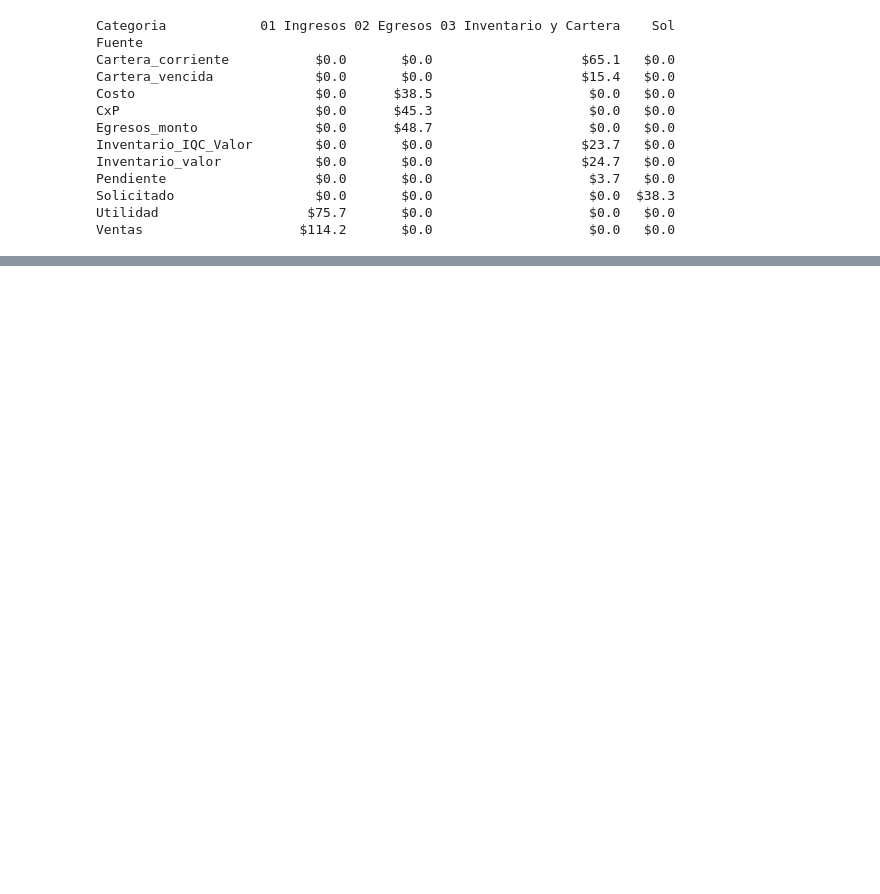
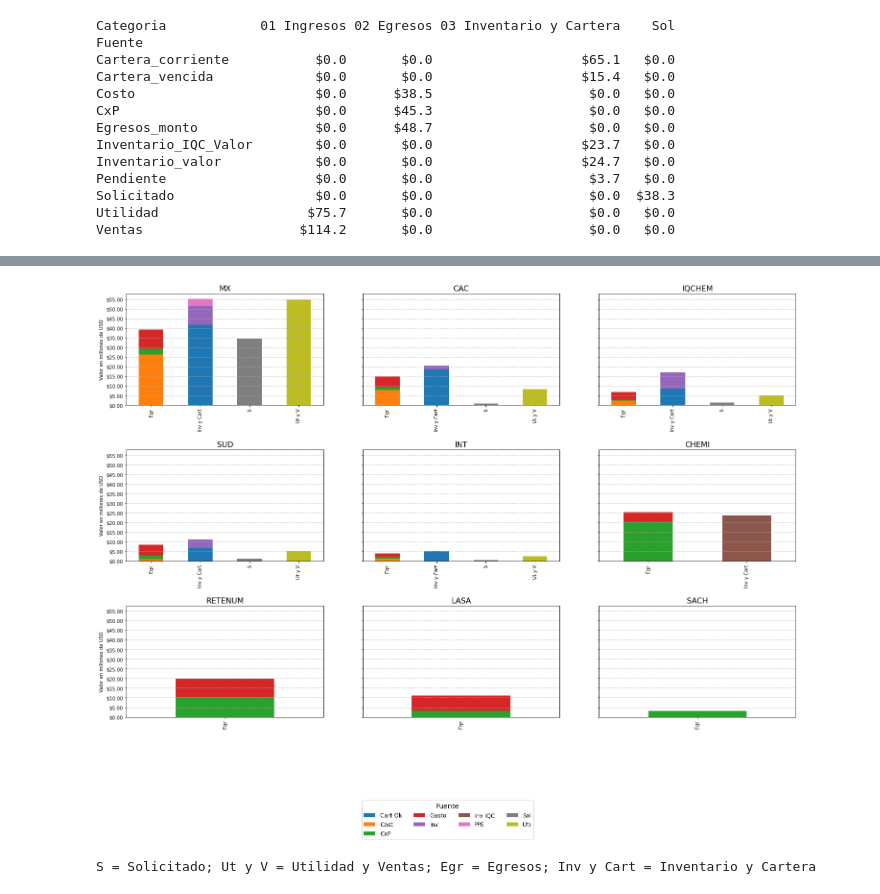
Before and after one commit to AlanIslasMorris/Tableros_Fusi-n_Agro, a Jupyter notebook: Componentes_sub_componentes.ipynb, the cells around one changed output, grey strips where cells are left out. Drawn from its saved outputs; the diff is of its cells as text; code cells hidden in the pictures; blank space fills up the shorter version.

```diff
--- a/Componentes_sub_componentes.ipynb
+++ b/Componentes_sub_componentes.ipynb
@@ -512,0 +530,57 @@ SUD         $6.7   $1.0   $2.1  $5.4  $4.4    $0.0  $0.0   $1.3   $5.2   $6.2
+# %%
+# Remove Fuente 'Vent'
+df_merged = df_merged[df_merged['Fuente'] != 'Vent']
+# %%
+from matplotlib.ticker import MultipleLocator
+
+# Group by Empresa, Categoria, and Fuente, and aggregate by Valor
+df_grouped = df_merged.groupby(['Empresa', 'Categoria', 'Fuente'])['Valor'].sum().reset_index()
+
+# Pivot the data to create a multi-index dataframe
+df_pivot = df_grouped.pivot(index=['Empresa', 'Categoria'], columns='Fuente', values='Valor')
+
+# Format the values in millions with 2 decimals
+df_pivot = df_pivot.apply(lambda x: x/1000000).round(2)
+
+# Define the order of the companies
+company_order = ['MX', 'CAC', 'IQCHEM', 'SUD', 'INT', 'CHEMI', 'RETENUM', 'LASA', 'SACH']
+# %%
+import matplotlib as mpl
+
+# Define the order of the companies
+company_order = ['MX', 'CAC', 'IQCHEM', 'SUD', 'INT', 'CHEMI', 'RETENUM', 'LASA', 'SACH']
+
+# Create a figure with subplots for each company
+fig, axs = plt.subplots(nrows=3, ncols=3, figsize=(25, 18), sharey=True)
+
+# Iterate over each company and subplot
+for i, empresa in enumerate(company_order):
+    ax = axs.flatten()[i]
+    df_pivot.loc[empresa].plot(kind='bar', stacked=True, ax=ax)
+    ax.set_title(empresa, fontsize=16)
+    ax.set_xlabel('')
+    ax.set_ylabel('Valor en millones de USD')
+    ax.yaxis.set_major_formatter(mpl.ticker.StrMethodFormatter('${x:,.2f}'))
+    ax.yaxis.set_major_locator(mpl.ticker.MultipleLocator(5))
+    ax.grid(axis='y', linestyle='--')
+    ax.legend().set_visible(False)
+
+# Remove the remaining subplots
+for i in range(len(company_order), len(axs.flatten())):
+    fig.delaxes(axs.flatten()[i])
+
+# Add a subplot for the legend and display it
+handles, labels = axs[0, 0].get_legend_handles_labels()
+fig.legend(handles, labels, loc='lower center', ncol=4, fontsize=12, title='Fuente', title_fontsize=14)
+plt.subplots_adjust(bottom=0.2)
+
+# Adjust the spacing between subplots
+fig.subplots_adjust(hspace=0.4)
+
+# Display the plot
+plt.savefig('prueba.png')
+plt.show()
+print("S = Solicitado; Ut y V = Utilidad y Ventas; Egr = Egresos; Inv y Cart = Inventario y Cartera")
+# %% [output]
+[figure, added]
+S = Solicitado; Ut y V = Utilidad y Ventas; Egr = Egresos; Inv y Cart = Inventario y Cartera
```
Also changed, not shown: parts of 8 cells of this notebook.
